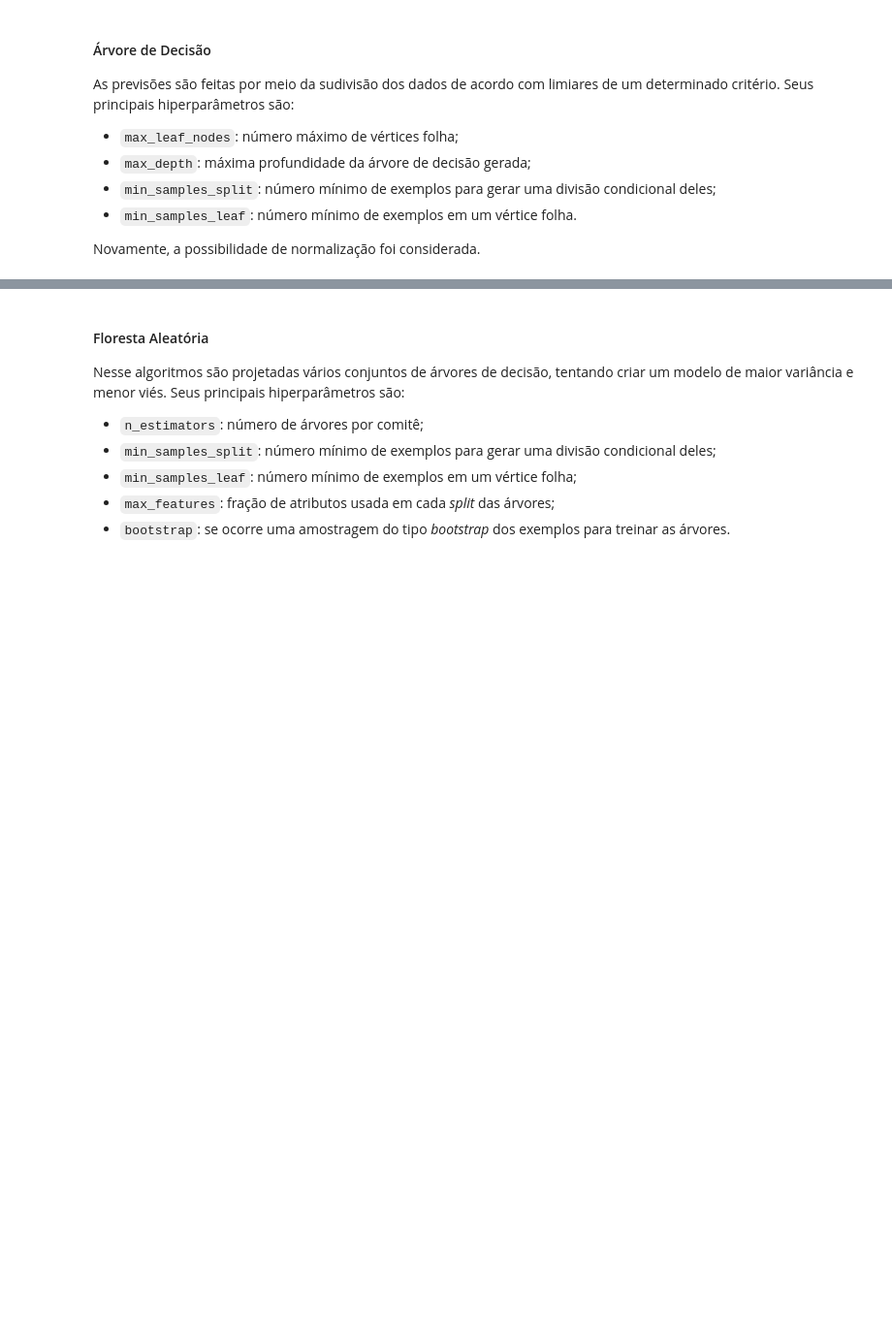
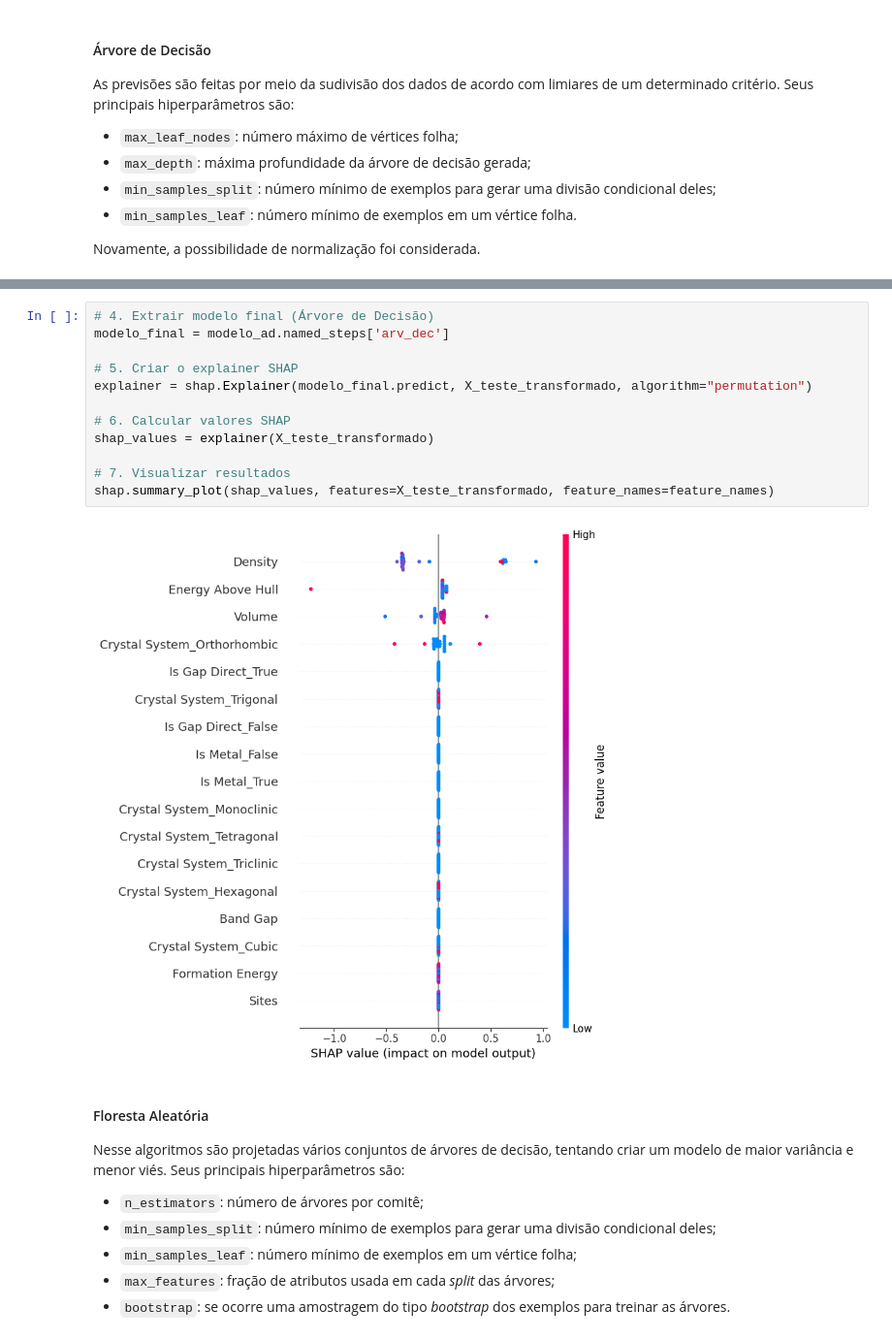
Before and after one commit to LiliaGavazza/Projeto-Machine-Learning, a Jupyter notebook: Teste_modelos.ipynb, the cells around one changed output, grey strips where cells are left out. Shown at 97% size. Saved outputs shown, nothing was run; the diff lists cells and outputs as text; blank space fills up the shorter version.

```diff
--- a/Teste_modelos.ipynb
+++ b/Teste_modelos.ipynb
@@ -310,3 +389,17 @@ Acurácia - Árvore de Decisão: 0.6666666666666666
+# %%
+# 4. Extrair modelo final (Árvore de Decisão)
+modelo_final = modelo_ad.named_steps['arv_dec']
+
+# 5. Criar o explainer SHAP
+explainer = shap.Explainer(modelo_final.predict, X_teste_transformado, algorithm="permutation")
+
+# 6. Calcular valores SHAP
+shap_values = explainer(X_teste_transformado)
+
+# 7. Visualizar resultados
+shap.summary_plot(shap_values, features=X_teste_transformado, feature_names=feature_names)
+# %% [output]
+[figure, added]
 # %% [markdown]
 #### Floresta Aleatória
 Nesse algoritmos são projetadas vários conjuntos de árvores de decisão, tentando criar um modelo de maior variância e menor viés. Seus principais hiperparâmetros são:
```
Also changed, not shown: parts of 25 cells of this notebook, 17 other files.
